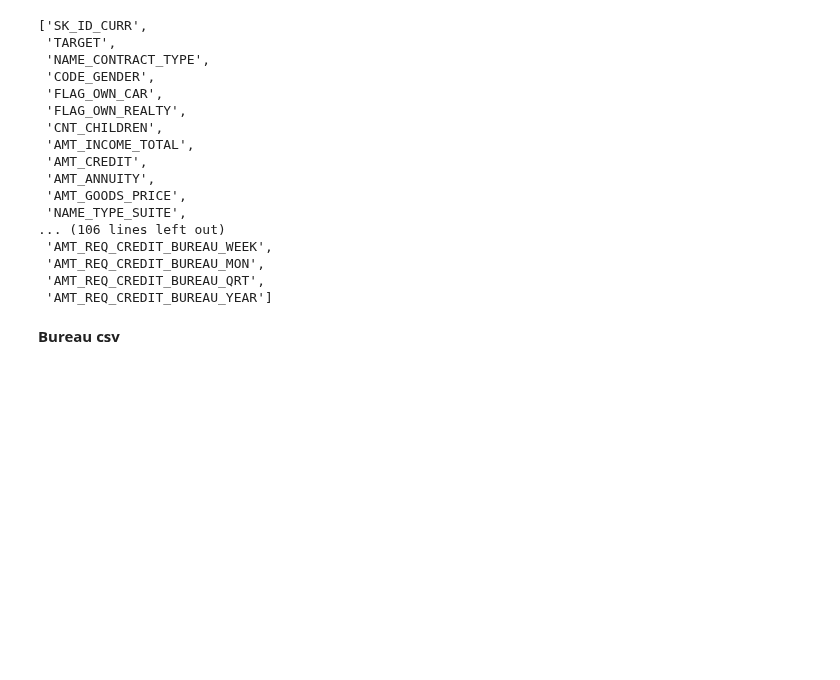
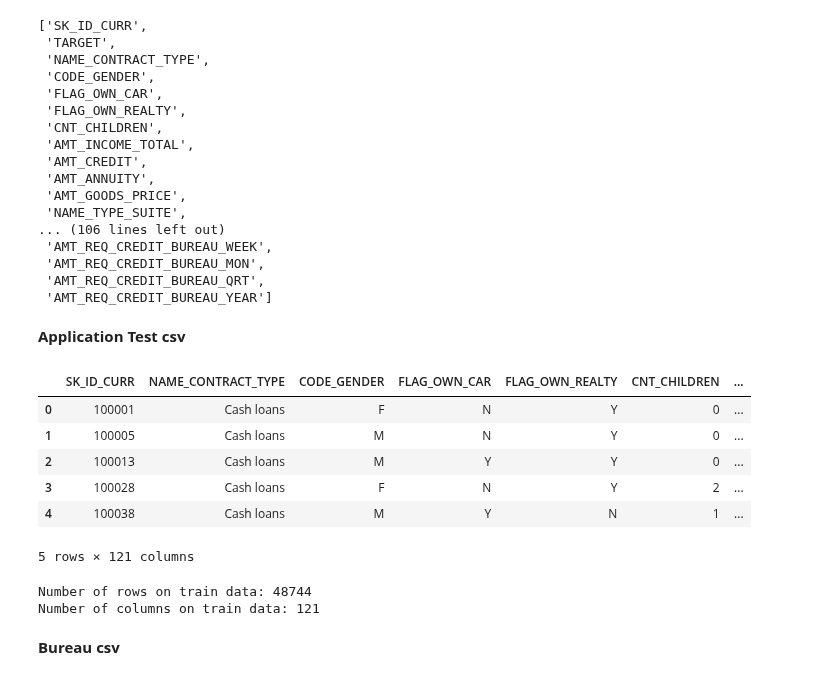
Before and after one commit to CelineChiLamNg/home_credit_default_prediction, a Jupyter notebook: home_credit.ipynb, the cells around one changed output. Cells and saved outputs as stored; diff of their text form; code cells hidden in the pictures; blank space fills up the shorter version.

```diff
--- a/home_credit.ipynb
+++ b/home_credit.ipynb
@@ -206,6 +210,24 @@ application.columns.to_list()
  'AMT_REQ_CREDIT_BUREAU_MON',
  'AMT_REQ_CREDIT_BUREAU_QRT',
  'AMT_REQ_CREDIT_BUREAU_YEAR']
+# %% [markdown]
+**Application Test csv**
+# %%
+application_test = pd.read_pickle('data/application_test.pkl')
+display(application_test.head())
+application_test_shape = application_test.shape
+print(f"Number of rows on train data: {application_test_shape[0]}\nNumber of "
+      f"columns on train data: {application_test_shape[1]}")
+# %% [output]
+|  | SK_ID_CURR | NAME_CONTRACT_TYPE | CODE_GENDER | FLAG_OWN_CAR | FLAG_OWN_REALTY | CNT_CHILDREN | ... |
+| 0 | 100001 | Cash loans | F | N | Y | 0 | ... |
+| 1 | 100005 | Cash loans | M | N | Y | 0 | ... |
+| 2 | 100013 | Cash loans | M | Y | Y | 0 | ... |
+| 3 | 100028 | Cash loans | F | N | Y | 2 | ... |
+| 4 | 100038 | Cash loans | M | Y | N | 1 | ... |
+5 rows × 121 columns
+Number of rows on train data: 48744
+Number of columns on train data: 121
 # %% [markdown]
 **Bureau csv**
 # %%
```
Also changed, not shown: parts of 10 cells of this notebook.
